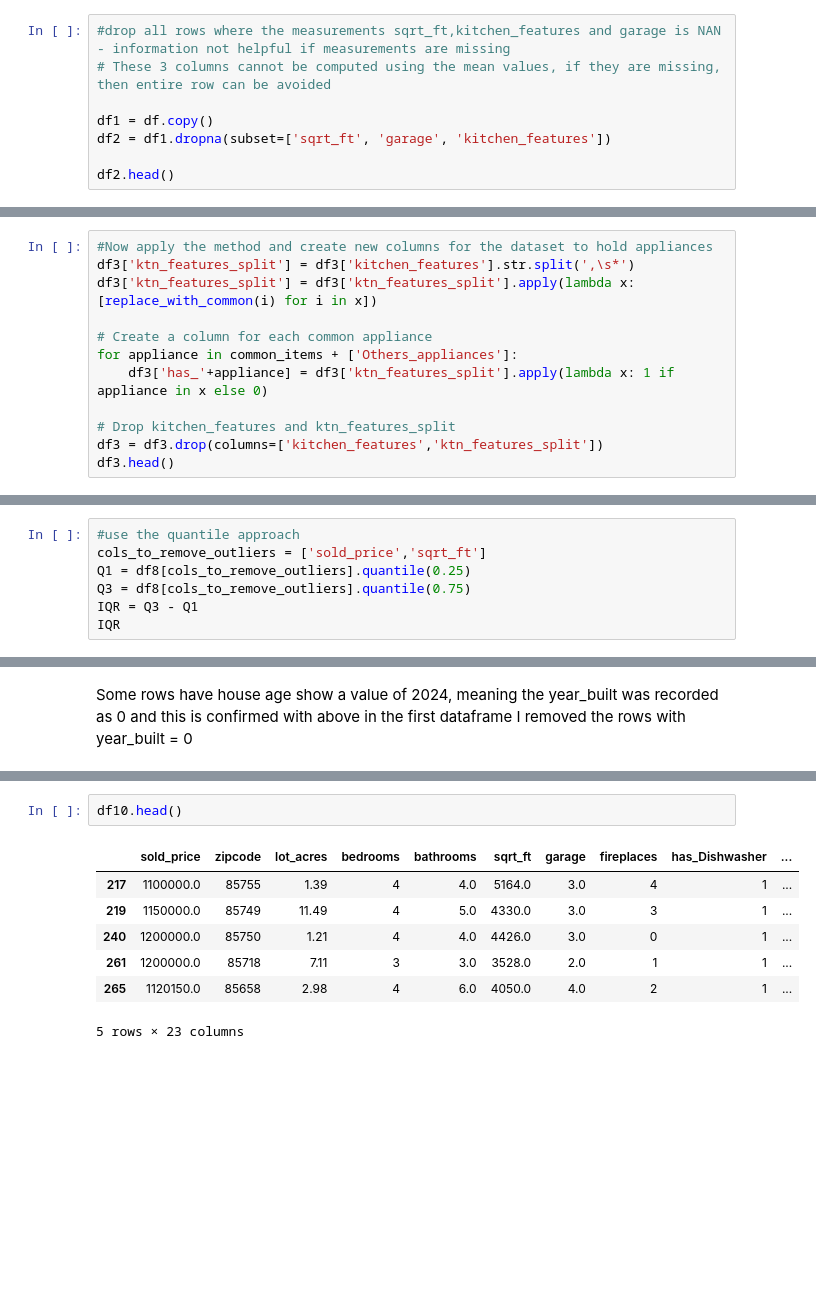
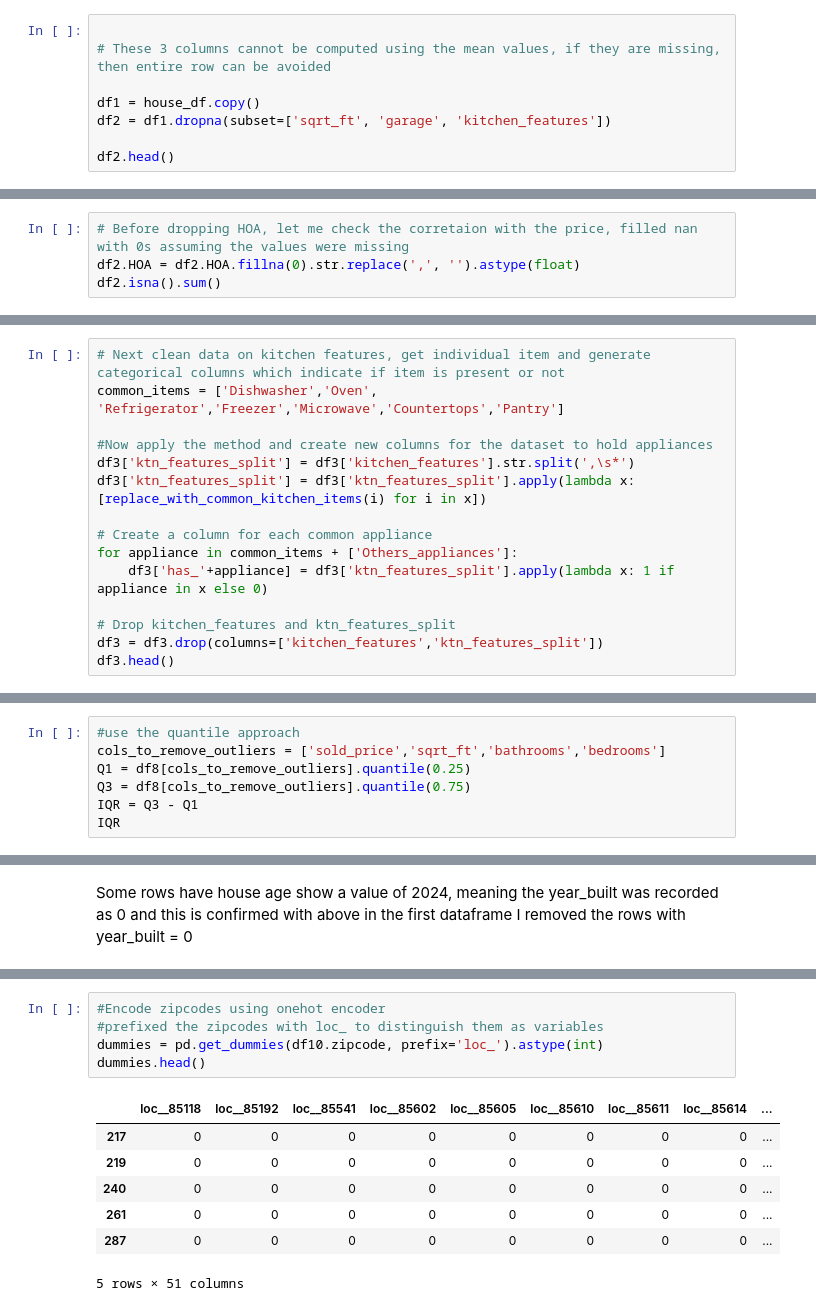
Before and after one commit to ItsOyondi/TC-Data-Cleaning-Project1, a Jupyter notebook: Assign1_C_EDA.ipynb, the cells around one changed output, grey strips where cells are left out. Saved outputs shown, nothing was run; the diff lists cells and outputs as text; blank space fills up the shorter version.

Commit message:
final notebook and cleaned data

```diff
--- a/Assign1_C_EDA.ipynb
+++ b/Assign1_C_EDA.ipynb
@@ -94,10 +117,10 @@ nan_df.head()
 | 39 | 4113243 | 2200000.0 | 85640 | -111.044630 | 31.562185 | 147.18 | 3902.44 | 1935 | 5 | ... |
 | 49 | 21818418 | 1800000.0 | 86024 | -111.228462 | 34.596971 | 59.30 | 4509.90 | 2003 | 2 | ... |
 # %%
-#drop all rows where the measurements sqrt_ft,kitchen_features and garage is NAN - information not helpful if measurements are missing
+
 # These 3 columns cannot be computed using the mean values, if they are missing, then entire row can be avoided
 
-df1 = df.copy()
+df1 = house_df.copy()
 df2 = df1.dropna(subset=['sqrt_ft', 'garage', 'kitchen_features'])
 
 df2.head()
@@ -132,3 +155,7 @@ fireplaces            0
 floor_covering        0
 HOA                 538
 dtype: int64
+# %%
+# Before dropping HOA, let me check the corretaion with the price, filled nan with 0s assuming the values were missing
+df2.HOA = df2.HOA.fillna(0).str.replace(',', '').astype(float)
+df2.isna().sum()
@@ -170,7 +215,10 @@ df3.shape
 # %%
+# Next clean data on kitchen features, get individual item and generate categorical columns which indicate if item is present or not
+common_items = ['Dishwasher','Oven', 'Refrigerator','Freezer','Microwave','Countertops','Pantry']
+
 #Now apply the method and create new columns for the dataset to hold appliances
 df3['ktn_features_split'] = df3['kitchen_features'].str.split(',\s*')
-df3['ktn_features_split'] = df3['ktn_features_split'].apply(lambda x: [replace_with_common(i) for i in x])
+df3['ktn_features_split'] = df3['ktn_features_split'].apply(lambda x: [replace_with_common_kitchen_items(i) for i in x])
 
 # Create a column for each common appliance
 for appliance in common_items + ['Others_appliances']:
@@ -379,7 +397,7 @@ plt.scatter(df8.sqrt_ft, df8.sold_price)
 There are some outliers for houses rated expensive yet the sqrt_ft is small, work on removing this
 # %%
 #use the quantile approach
-cols_to_remove_outliers = ['sold_price','sqrt_ft']
+cols_to_remove_outliers = ['sold_price','sqrt_ft','bathrooms','bedrooms']
 Q1 = df8[cols_to_remove_outliers].quantile(0.25)
 Q3 = df8[cols_to_remove_outliers].quantile(0.75)
 IQR = Q3 - Q1
@@ -425,10 +450,13 @@ plt.scatter(df10.sqrt_ft, df10.sold_price)
 # %%
-df10.head()
+#Encode zipcodes using onehot encoder
+#prefixed the zipcodes with loc_ to distinguish them as variables
+dummies = pd.get_dummies(df10.zipcode, prefix='loc_').astype(int)
+dummies.head()
 # %% [output]
-|  | sold_price | zipcode | lot_acres | bedrooms | bathrooms | sqrt_ft | garage | fireplaces | has_Dishwasher | ... |
-| 217 | 1100000.0 | 85755 | 1.39 | 4 | 4.0 | 5164.0 | 3.0 | 4 | 1 | ... |
-| 219 | 1150000.0 | 85749 | 11.49 | 4 | 5.0 | 4330.0 | 3.0 | 3 | 1 | ... |
-| 240 | 1200000.0 | 85750 | 1.21 | 4 | 4.0 | 4426.0 | 3.0 | 0 | 1 | ... |
-| 261 | 1200000.0 | 85718 | 7.11 | 3 | 3.0 | 3528.0 | 2.0 | 1 | 1 | ... |
-| 265 | 1120150.0 | 85658 | 2.98 | 4 | 6.0 | 4050.0 | 4.0 | 2 | 1 | ... |
+|  | loc__85118 | loc__85192 | loc__85541 | loc__85602 | loc__85605 | loc__85610 | loc__85611 | loc__85614 | ... |
+| 217 | 0 | 0 | 0 | 0 | 0 | 0 | 0 | 0 | ... |
+| 219 | 0 | 0 | 0 | 0 | 0 | 0 | 0 | 0 | ... |
+| 240 | 0 | 0 | 0 | 0 | 0 | 0 | 0 | 0 | ... |
+| 261 | 0 | 0 | 0 | 0 | 0 | 0 | 0 | 0 | ... |
+| 287 | 0 | 0 | 0 | 0 | 0 | 0 | 0 | 0 | ... |
-5 rows × 23 columns
+5 rows × 51 columns
```
Also changed, not shown: parts of 41 cells of this notebook, 1 other file.
